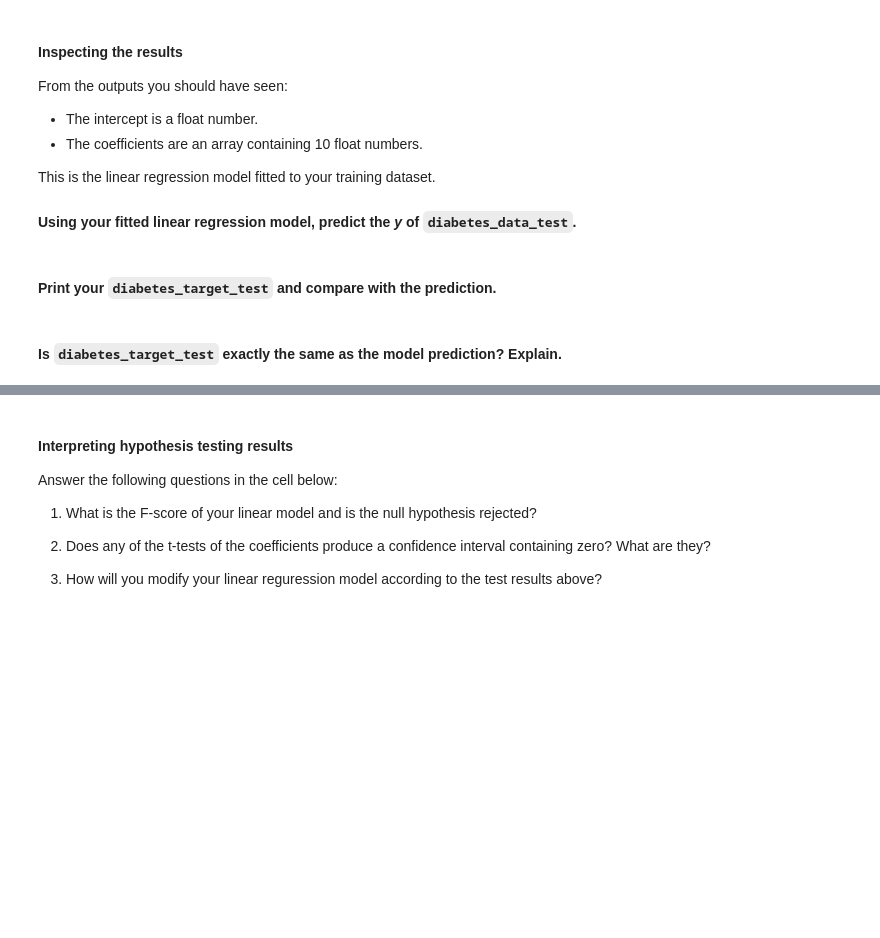
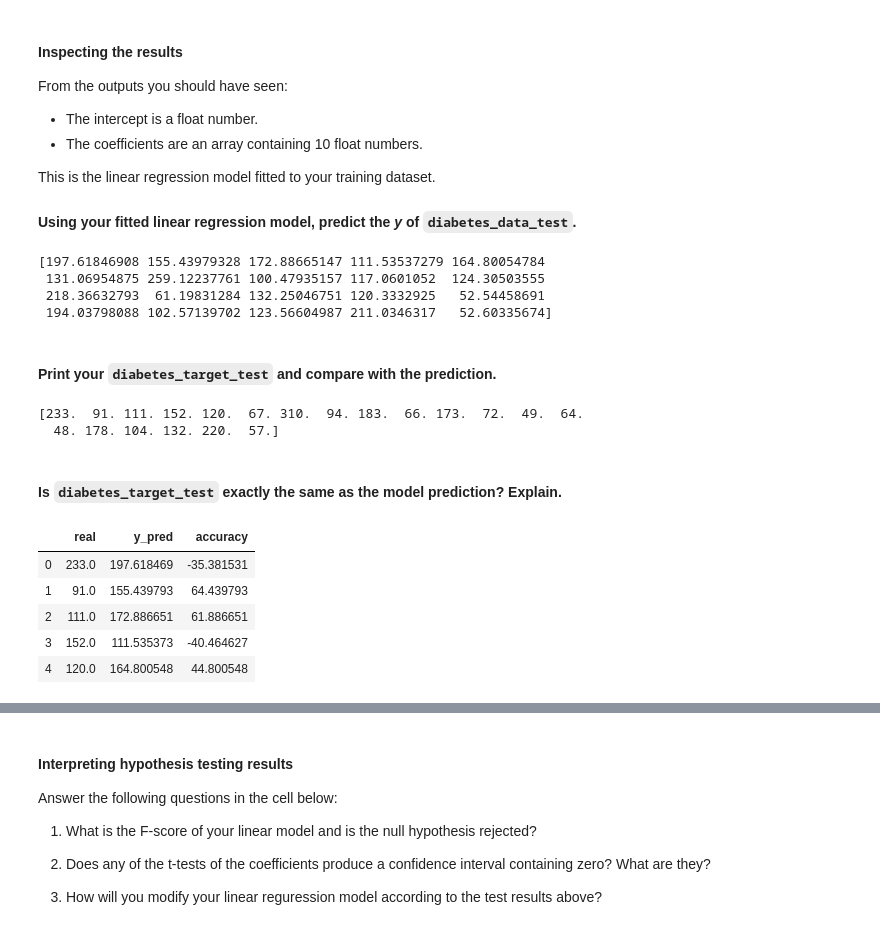
Before and after one commit to ta-datapt-bcn/lab-supervised-learning-regression, a Jupyter notebook: your-code/main.ipynb, the cells around one changed output, grey strips where cells are left out. Cells and saved outputs as stored; diff of their text form; code cells hidden in the pictures; blank space fills up the shorter version.

```diff
--- a/your-code/main.ipynb
+++ b/your-code/main.ipynb
@@ -69,6 +110,7 @@ Also take a look at the `sklearn.linear_model.LinearRegression` [documentation](
 #### Create a new instance of the linear regression model and assign the new instance to the variable `diabetes_model`.
 # %%
 # Your code here:
+diabetes_model = LinearRegression()
 # %% [markdown]
 #### Next, let's split the training and test data.
 
@@ -79,3 +125,4 @@ Define `diabetes_data_train`, `diabetes_target_train`, `diabetes_data_test`, and
 Fit the training data and target to `diabetes_model`. Print the *intercept* and *coefficients* of the model.
 # %%
 # Your code here:
+regression_diabetes = diabetes_model.fit(diabetes_data_train, diabetes_target_train)
@@ -92,9 +149,20 @@ This is the linear regression model fitted to your training dataset.
 #### Using your fitted linear regression model, predict the *y* of `diabetes_data_test`.
 # %%
 # Your code here:
+y_pred = diabetes_model.predict(diabetes_data_test)
+print(y_pred)
+# %% [output]
+[197.61846908 155.43979328 172.88665147 111.53537279 164.80054784
+ 131.06954875 259.12237761 100.47935157 117.0601052  124.30503555
+ 218.36632793  61.19831284 132.25046751 120.3332925   52.54458691
+ 194.03798088 102.57139702 123.56604987 211.0346317   52.60335674]
 # %% [markdown]
 #### Print your `diabetes_target_test` and compare with the prediction.
 # %%
 # Your code here:
+print(diabetes_target_test)
+# %% [output]
+[233.  91. 111. 152. 120.  67. 310.  94. 183.  66. 173.  72.  49.  64.
+  48. 178. 104. 132. 220.  57.]
 # %% [markdown]
 #### Is `diabetes_target_test` exactly the same as the model prediction? Explain.
@@ -102,0 +169,15 @@ This is the linear regression model fitted to your training dataset.
+# %%
+# Your explanation here
+target_test_df = pd.DataFrame(diabetes_target_test, columns = ['real'])
+y_pred = pd.DataFrame(y_pred, columns = ['y_pred'])
+y_pred = target_test_df.join(y_pred, on = y_pred.index)
+y_pred['accuracy'] = y_pred['y_pred'] - y_pred['real']
+
+y_pred.head()
+# %% [output]
+|  | real | y_pred | accuracy |
+| 0 | 233.0 | 197.618469 | -35.381531 |
+| 1 | 91.0 | 155.439793 | 64.439793 |
+| 2 | 111.0 | 172.886651 | 61.886651 |
+| 3 | 152.0 | 111.535373 | -40.464627 |
+| 4 | 120.0 | 164.800548 | 44.800548 |
```
Also changed, not shown: parts of 53 cells of this notebook.
